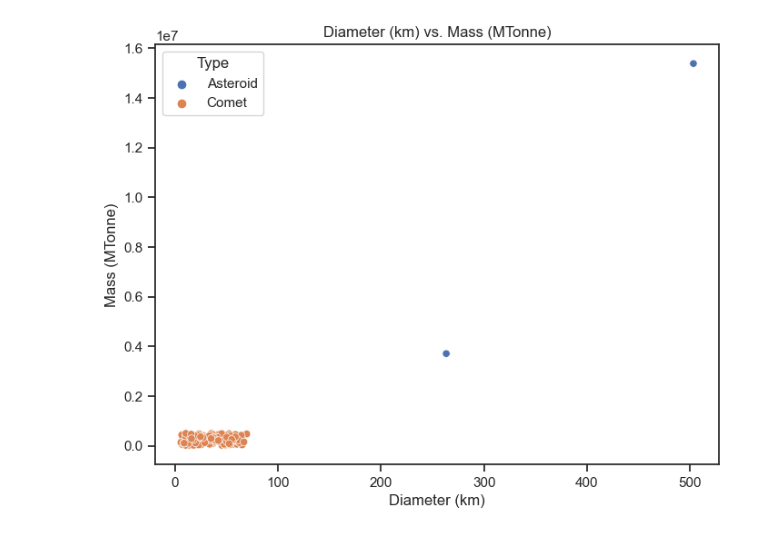
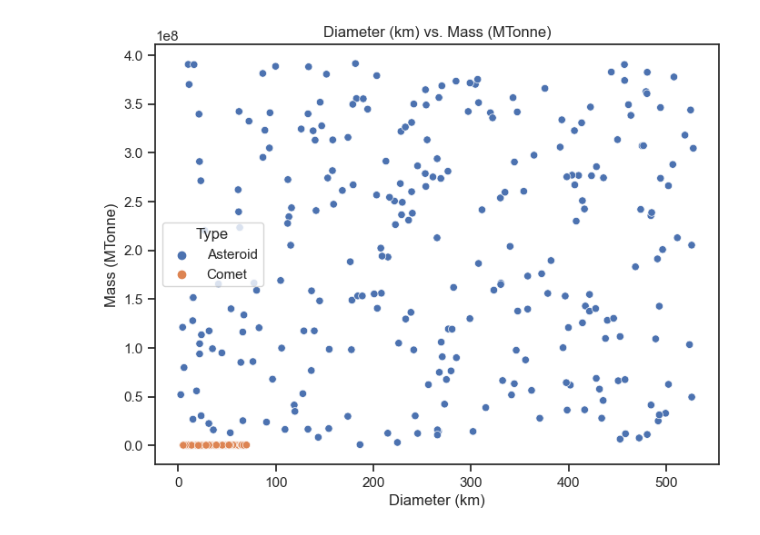
Before and after one commit to khalid-data-aspirant42/celestial_body_classification, a Jupyter notebook: solar_system_object_analysis.ipynb, the cells around one changed output. Cells and saved outputs as stored; diff of their text form; code cells hidden in the pictures.

```diff
--- a/solar_system_object_analysis.ipynb
+++ b/solar_system_object_analysis.ipynb
@@ -11,7 +18,7 @@ from sklearn.model_selection import train_test_split
 from sklearn.linear_model import LogisticRegression
 from sklearn.metrics import accuracy_score
 # %%
-# Creating dataset
+# Creating the dataset
 def generate_dummy_data(num_asteroids, num_comets, ast_min, ast_max):
     # Generate dummy data for asteroids
     asteroid_names = ['Asteroid{}'.format(i) for i in range(1, num_asteroids + 1)]
@@ -57,8 +64,8 @@ def generate_dummy_data(num_asteroids, num_comets, ast_min, ast_max):
 # generate object names
 import random
 
-names_asteroid = ['Apollos', 'Amors', 'Atens', 'Hungarias', 'Mars Crossers']
-names_comet = ['Halley', 'Hale-Bopp', 'Encke', 'McNaught', 'Ikeya-Zhang']
+names_asteroid = ['Apollos', 'Amors', 'Atens', 'Hungarias', 'Mars Crossers', 'Ceres','Vesta','Pallas','Eros','Apophis']
+names_comet = ['Halley', 'Hale-Bopp', 'Encke', 'McNaught', 'Ikeya-Zhang','Hyakutake','Borrelly','Chiron','Holmes','Bennett']
 
 def generate_object_names(num_names, object_list):
     names = []
@@ -77,7 +84,8 @@ def generate_object_names(num_names, object_list):
     return names
 
 # Example usage
-num_asteroids, num_comets = 100, 150
+num_asteroids, num_comets = 500, 450
+
 com_range_min, com_range_max = 3.3, 330
 com_dia_min, com_dia_max = 5, 70
 com_mass_min, com_mass_max = 1e04, 5e05
@@ -204,12 +198,12 @@ for elem in distance:
 # %%
 # Scatter plot of Diameter (km) vs. Mass (kg)
-df6 = df[df['Mass (MTonne)']<=df['Mass (MTonne)'].quantile(0.59)]
+df6 = df[df['Mass (MTonne)']<=df['Mass (MTonne)'].quantile(0.75)]
 plt.figure(figsize=(8, 6))
 sns.scatterplot(data=df6, x='Diameter (km)', y='Mass (MTonne)', hue='Type')
 plt.title('Diameter (km) vs. Mass (MTonne)')
 plt.xlabel('Diameter (km)')
 plt.ylabel('Mass (MTonne)')
 plt.show()
 # %% [output]
-[figure, old version]
+[figure, new version]
 # %%
```
Also changed, not shown: parts of 31 cells of this notebook.
